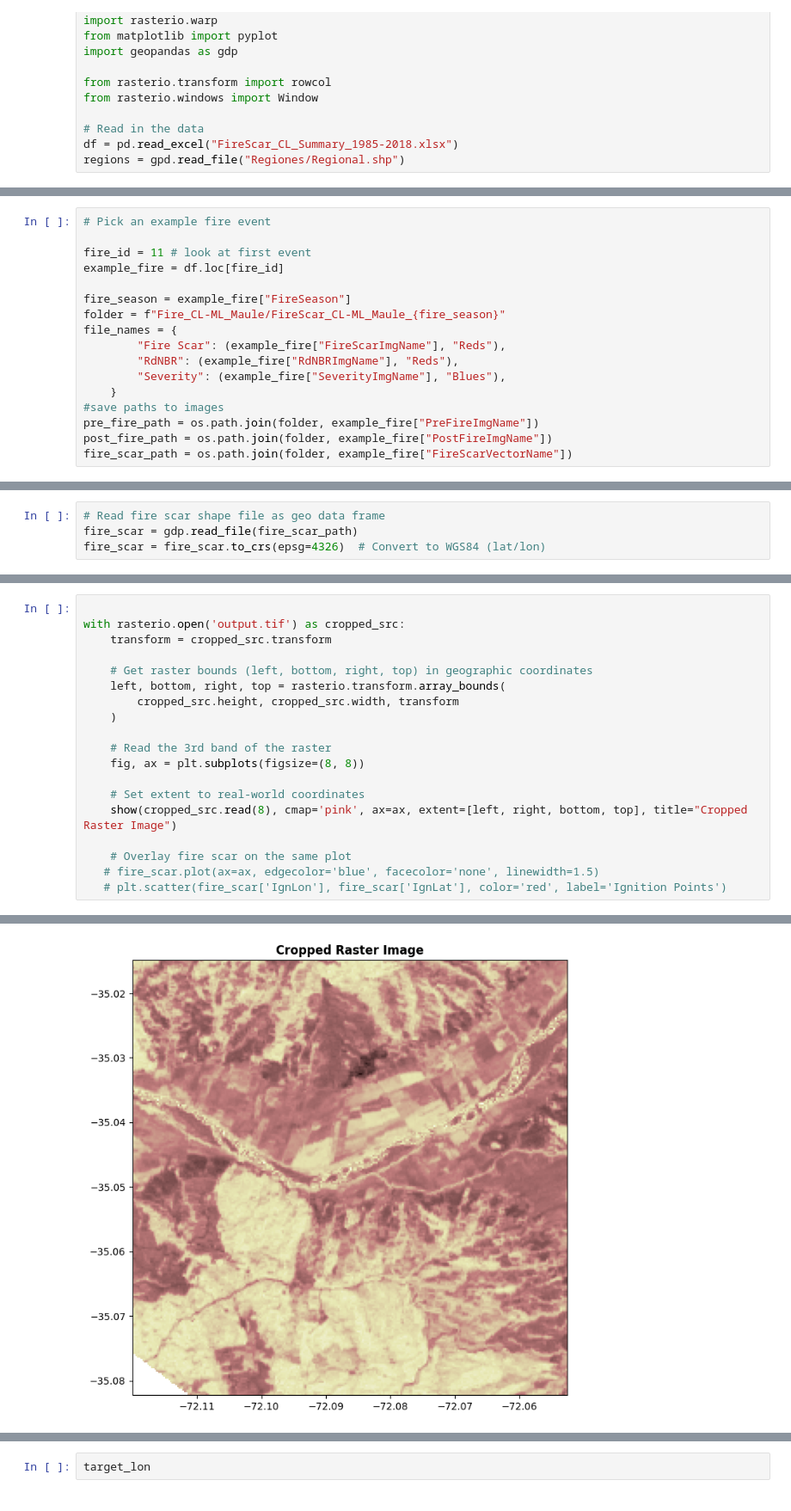
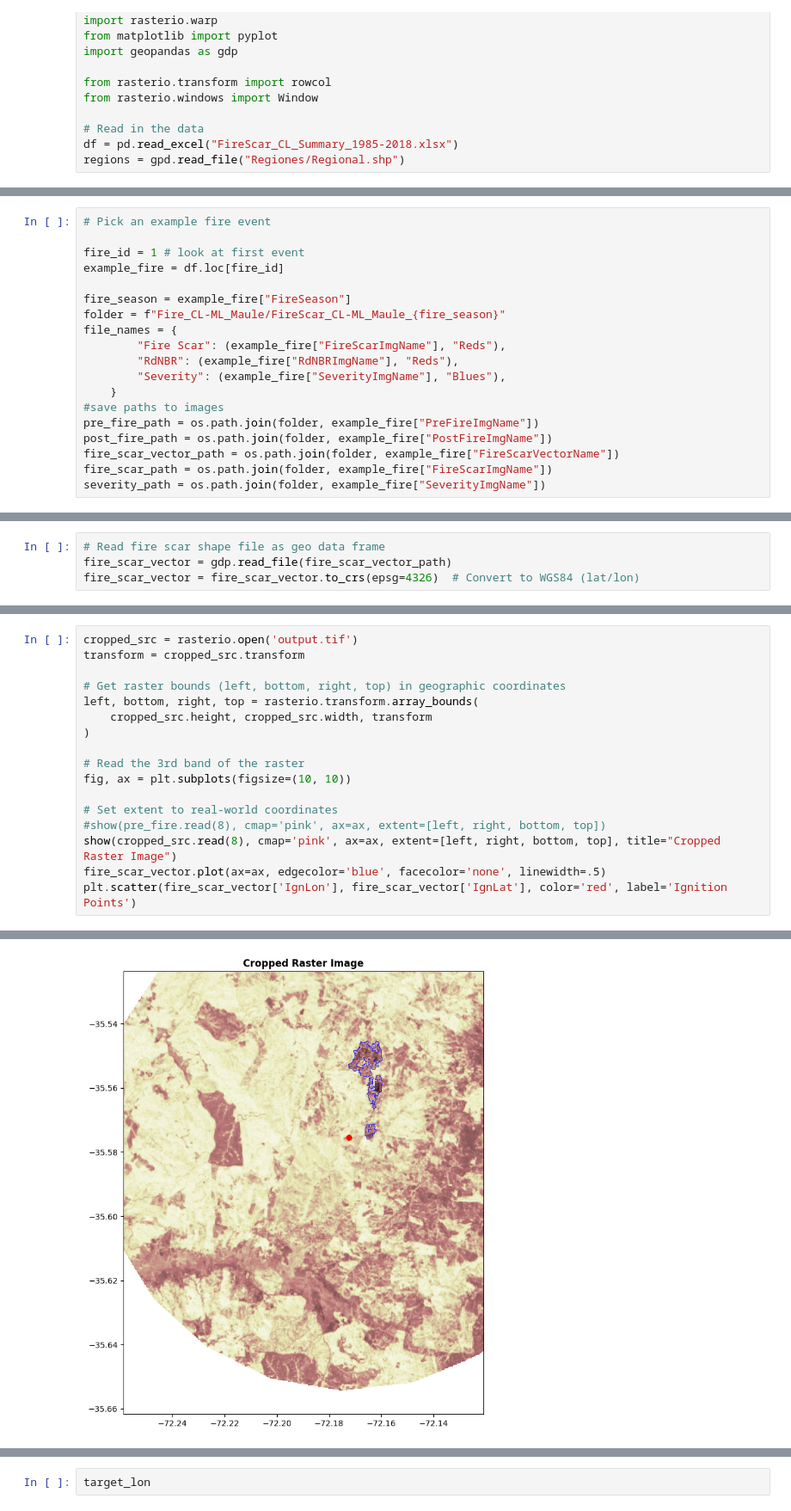
Before and after one commit to abbystokes/wildfire-risk-ml, a Jupyter notebook: data_preprocessing.ipynb, the cells around one changed output, grey strips where cells are left out. Shown at 86% size. Drawn from its saved outputs; the diff is of its cells as text.

```diff
--- a/data_preprocessing.ipynb
+++ b/data_preprocessing.ipynb
@@ -26,7 +25,7 @@ df = df.reset_index()
 # %%
 # Pick an example fire event
 
-fire_id = 11 # look at first event
+fire_id = 1 # look at first event
 example_fire = df.loc[fire_id]
 
 fire_season = example_fire["FireSeason"]
@@ -39,7 +38,9 @@ file_names = {
 #save paths to images
 pre_fire_path = os.path.join(folder, example_fire["PreFireImgName"])
 post_fire_path = os.path.join(folder, example_fire["PostFireImgName"])
-fire_scar_path = os.path.join(folder, example_fire["FireScarVectorName"])
+fire_scar_vector_path = os.path.join(folder, example_fire["FireScarVectorName"])
+fire_scar_path = os.path.join(folder, example_fire["FireScarImgName"])
+severity_path = os.path.join(folder, example_fire["SeverityImgName"])
 # %%
 example_fire
 # %% [output]
@@ -63,4 +64,4 @@ Name: 11, dtype: object
 # %%
 # Read fire scar shape file as geo data frame
-fire_scar = gdp.read_file(fire_scar_path)
-fire_scar = fire_scar.to_crs(epsg=4326)  # Convert to WGS84 (lat/lon)
+fire_scar_vector = gdp.read_file(fire_scar_vector_path)
+fire_scar_vector = fire_scar_vector.to_crs(epsg=4326)  # Convert to WGS84 (lat/lon)
@@ -179,20 +219,18 @@ with rasterio.open(pre_fire_path) as src:
 # %%
+cropped_src = rasterio.open('output.tif')
+transform = cropped_src.transform
 
-with rasterio.open('output.tif') as cropped_src:
-    transform = cropped_src.transform
+# Get raster bounds (left, bottom, right, top) in geographic coordinates
+left, bottom, right, top = rasterio.transform.array_bounds(
+    cropped_src.height, cropped_src.width, transform
+)
 
-    # Get raster bounds (left, bottom, right, top) in geographic coordinates
-    left, bottom, right, top = rasterio.transform.array_bounds(
-        cropped_src.height, cropped_src.width, transform
-    )
+# Read the 3rd band of the raster
+fig, ax = plt.subplots(figsize=(10, 10))
 
-    # Read the 3rd band of the raster
-    fig, ax = plt.subplots(figsize=(8, 8))
-
-    # Set extent to real-world coordinates
-    show(cropped_src.read(8), cmap='pink', ax=ax, extent=[left, right, bottom, top], title="Cropped Raster Image")
-
-    # Overlay fire scar on the same plot
-   # fire_scar.plot(ax=ax, edgecolor='blue', facecolor='none', linewidth=1.5)
-   # plt.scatter(fire_scar['IgnLon'], fire_scar['IgnLat'], color='red', label='Ignition Points')
+# Set extent to real-world coordinates
+#show(pre_fire.read(8), cmap='pink', ax=ax, extent=[left, right, bottom, top])
+show(cropped_src.read(8), cmap='pink', ax=ax, extent=[left, right, bottom, top], title="Cropped Raster Image")
+fire_scar_vector.plot(ax=ax, edgecolor='blue', facecolor='none', linewidth=.5)
+plt.scatter(fire_scar_vector['IgnLon'], fire_scar_vector['IgnLat'], color='red', label='Ignition Points')
 # %% [output]
@@ -199 +238 @@ with rasterio.open('output.tif') as cropped_src:
-[figure, old version]
+[figure, new version]
```
Also changed, not shown: parts of 22 cells of this notebook, 1 other file.
